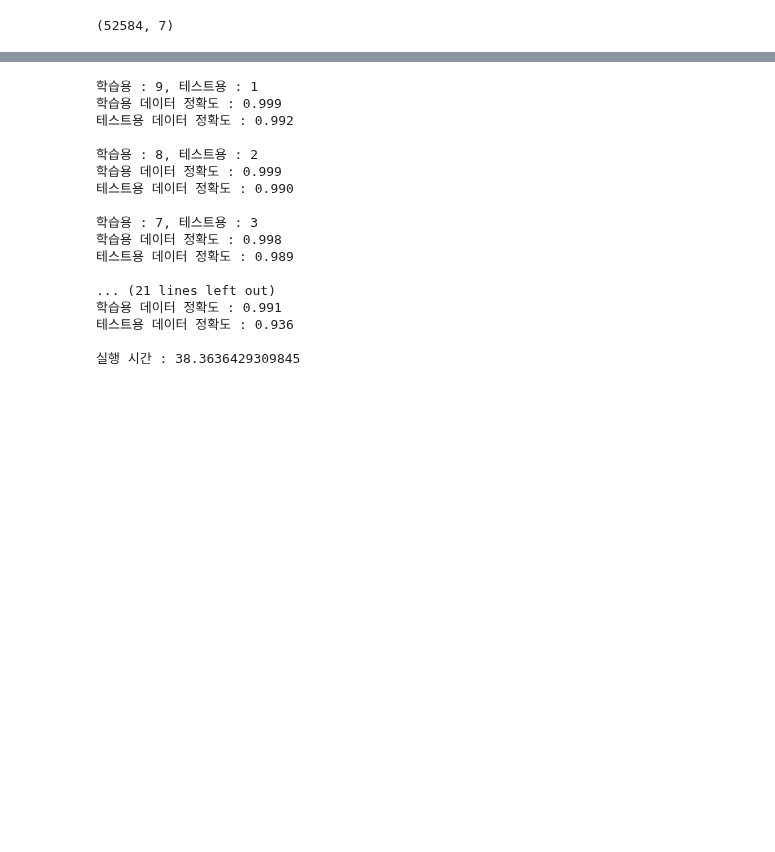
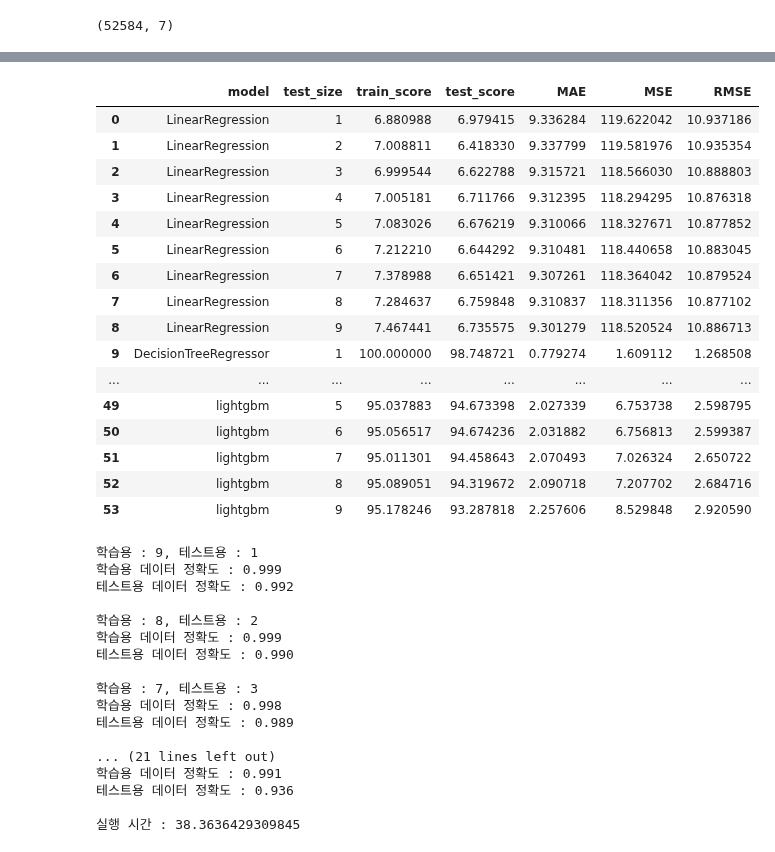
Before and after one commit to city1616/LikeLion_AI_SCHOOL_13th, a Jupyter notebook: 팀 프로젝트 - 멋쟁이 수정처럼/CODE/06_seoul_weather_ML_model.ipynb, the cells around one changed output, grey strips where cells are left out. Cells and saved outputs as stored; diff of their text form; code cells hidden in the pictures; blank space fills up the shorter version.

```diff
--- a/팀 프로젝트 - 멋쟁이 수정처럼/CODE/06_seoul_weather_ML_model.ipynb
+++ b/팀 프로젝트 - 멋쟁이 수정처럼/CODE/06_seoul_weather_ML_model.ipynb
@@ -80,3 +147,29 @@ print("실행 시간 : {}".format(time.time() - start_time))
+# %%
+data_dict = {"model" : model_name, "test_size" : test_size, "train_score" : train_score,
+            "test_score" : test_score, "MAE" : MAE, "MSE" : MSE, "RMSE" : RMSE}
+df = pd.DataFrame(data_dict)
+# %%
+df["train_score"] = df["train_score"] * 100
+df["test_score"] = df["test_score"] * 100
+df
+# %% [output]
+|  | model | test_size | train_score | test_score | MAE | MSE | RMSE |
+| 0 | LinearRegression | 1 | 6.880988 | 6.979415 | 9.336284 | 119.622042 | 10.937186 |
+| 1 | LinearRegression | 2 | 7.008811 | 6.418330 | 9.337799 | 119.581976 | 10.935354 |
+| 2 | LinearRegression | 3 | 6.999544 | 6.622788 | 9.315721 | 118.566030 | 10.888803 |
+| 3 | LinearRegression | 4 | 7.005181 | 6.711766 | 9.312395 | 118.294295 | 10.876318 |
+| 4 | LinearRegression | 5 | 7.083026 | 6.676219 | 9.310066 | 118.327671 | 10.877852 |
+| 5 | LinearRegression | 6 | 7.212210 | 6.644292 | 9.310481 | 118.440658 | 10.883045 |
+| 6 | LinearRegression | 7 | 7.378988 | 6.651421 | 9.307261 | 118.364042 | 10.879524 |
+| 7 | LinearRegression | 8 | 7.284637 | 6.759848 | 9.310837 | 118.311356 | 10.877102 |
+| 8 | LinearRegression | 9 | 7.467441 | 6.735575 | 9.301279 | 118.520524 | 10.886713 |
+| 9 | DecisionTreeRegressor | 1 | 100.000000 | 98.748721 | 0.779274 | 1.609112 | 1.268508 |
+| ... | ... | ... | ... | ... | ... | ... | ... |
+| 49 | lightgbm | 5 | 95.037883 | 94.673398 | 2.027339 | 6.753738 | 2.598795 |
+| 50 | lightgbm | 6 | 95.056517 | 94.674236 | 2.031882 | 6.756813 | 2.599387 |
+| 51 | lightgbm | 7 | 95.011301 | 94.458643 | 2.070493 | 7.026324 | 2.650722 |
+| 52 | lightgbm | 8 | 95.089051 | 94.319672 | 2.090718 | 7.207702 | 2.684716 |
+| 53 | lightgbm | 9 | 95.178246 | 93.287818 | 2.257606 | 8.529848 | 2.920590 |
 # %%
 start_time = time.time()
 
```
Also changed, not shown: parts of 4 cells of this notebook.
